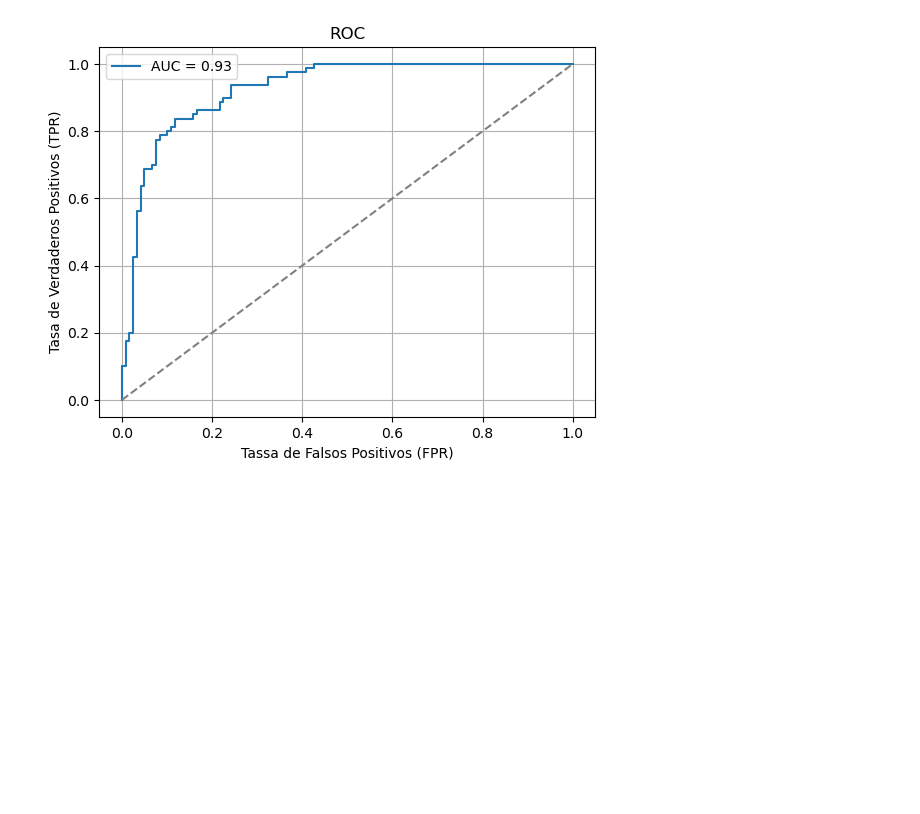
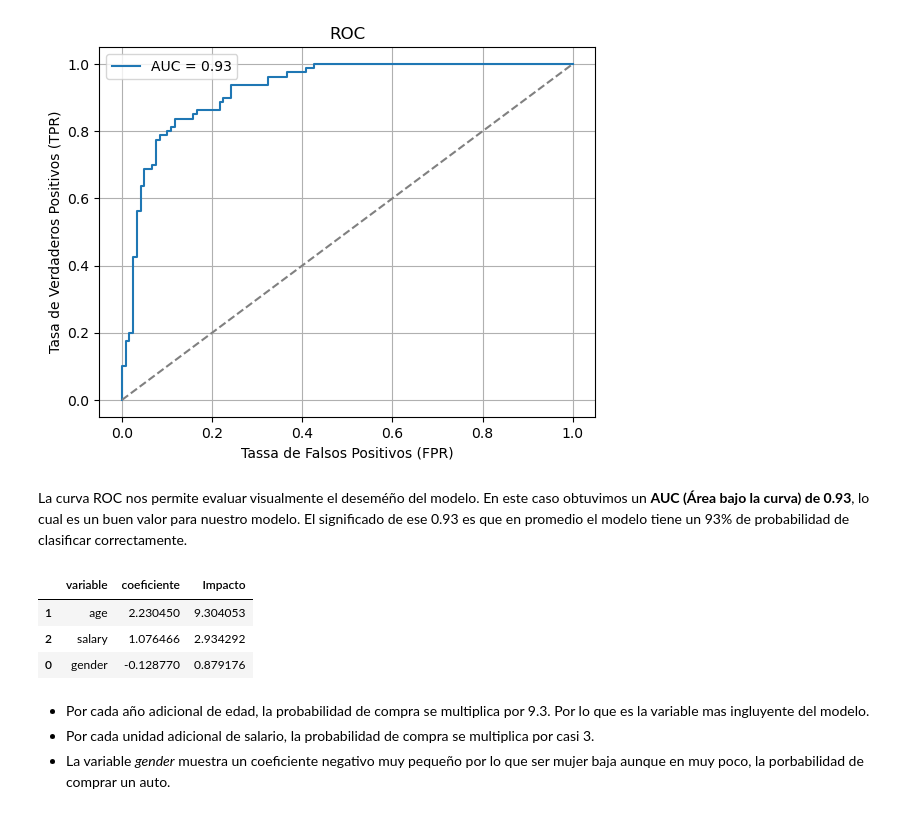
Before and after one commit to javierS21/machine_learning_projects, a Jupyter notebook: prediccion_compra_de_auto.ipynb, the cells around one changed output. Saved outputs shown, nothing was run; the diff lists cells and outputs as text; code cells hidden in the pictures; blank space fills up the shorter version.

```diff
--- a/prediccion_compra_de_auto.ipynb
+++ b/prediccion_compra_de_auto.ipynb
@@ -91,6 +91,8 @@ Nuestros datos no están tan desbalanceados: aproximadamente el 60% de los regis
 Renombramos las columnas para que sea más facil de manejar durante el proyecto.
 # %%
 df.columns = ['id', 'gender', 'age', 'salary', 'purchased']
+# %%
+df_pruebas.columns = df.columns
 # %%
 df.columns
 # %% [output]
@@ -380,3 +390,7 @@ plt.grid(True)
 plt.show()
 # %% [output]
 [figure]
+# %% [markdown]
+La curva ROC nos permite evaluar visualmente el deseméño del modelo. En este caso obtuvimos un **AUC (Área bajo la curva) de 0.93**, lo cual es un buen valor para nuestro modelo. El significado de ese 0.93 es que en promedio el modelo tiene un 93% de probabilidad de clasificar correctamente.
+# %%
+coeficientes = model.coef_
@@ -382,0 +399,17 @@ plt.show()
+# %%
+coef_df = pd.DataFrame({
+    'variable': X.columns,
+    'coeficiente': coeficientes[0],
+    'Impacto': np.exp(coeficientes[0])
+})
+# %%
+coef_df.sort_values(by='Impacto', ascending=False)
+# %% [output]
+|  | variable | coeficiente | Impacto |
+| 1 | age | 2.230450 | 9.304053 |
+| 2 | salary | 1.076466 | 2.934292 |
+| 0 | gender | -0.128770 | 0.879176 |
+# %% [markdown]
+* Por cada año adicional de edad, la probabilidad de compra se multiplica por 9.3. Por lo que es la variable mas ingluyente del modelo.
+* Por cada unidad adicional de salario, la probabilidad de compra se multiplica por casi 3.
+* La variable *gender* muestra un coeficiente negativo muy pequeño por lo que ser mujer baja aunque en muy poco, la porbabilidad de comprar un auto.
```
Also changed, not shown: parts of 4 cells of this notebook.
